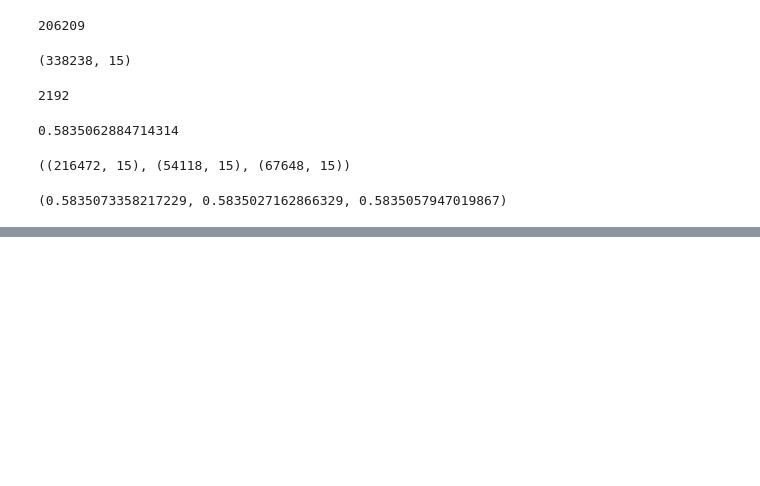
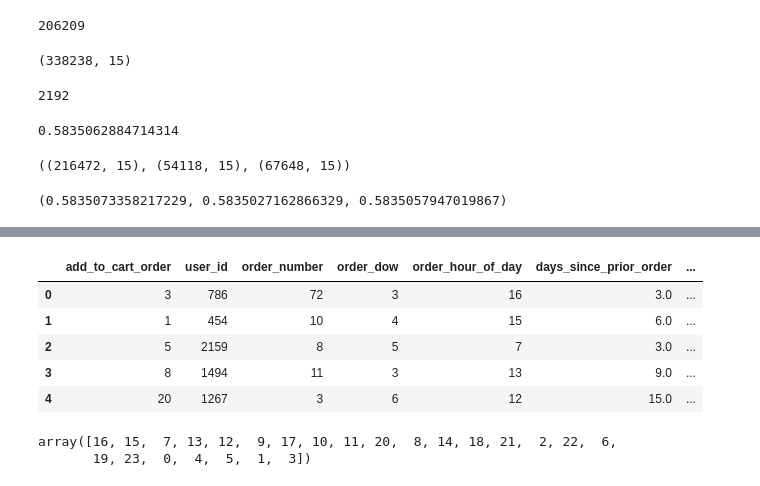
Before and after one commit to McGill-MMA-EnterpriseAnalytics/Instacart-Market-Basket-Analysis, a Jupyter notebook: Feature_Engineering.ipynb, the cells around one changed output, grey strips where cells are left out. Drawn from its saved outputs; the diff is of its cells as text; code cells hidden in the pictures; blank space fills up the shorter version.

```diff
--- a/Feature_Engineering.ipynb
+++ b/Feature_Engineering.ipynb
@@ -87,0 +117,23 @@ def feature_target(data):
+# %%
+#most_common order_dow for each user_id : mode of order_dow for each user_id
+def most_common_order_dow(data):
+    order_dow = data.groupby('user_id')['order_dow'].agg(lambda x:x.value_counts().index[0]).reset_index()
+    data = data.merge(order_dow, on='user_id', how='left')
+    data = data.rename(columns={'order_dow_x':'order_dow', 'order_dow_y':'most_common_order_dow'})
+    return data
+
+train = most_common_order_dow(train)
+train.head()
+# %% [output]
+|  | add_to_cart_order | user_id | order_number | order_dow | order_hour_of_day | days_since_prior_order | ... |
+| 0 | 3 | 786 | 72 | 3 | 16 | 3.0 | ... |
+| 1 | 1 | 454 | 10 | 4 | 15 | 6.0 | ... |
+| 2 | 5 | 2159 | 8 | 5 | 7 | 3.0 | ... |
+| 3 | 8 | 1494 | 11 | 3 | 13 | 9.0 | ... |
+| 4 | 20 | 1267 | 3 | 6 | 12 | 15.0 | ... |
+# %%
+# check unique values of order_hour_of_day
+train['order_hour_of_day'].unique()
+# %% [output]
+array([16, 15,  7, 13, 12,  9, 17, 10, 11, 20,  8, 14, 18, 21,  2, 22,  6,
+       19, 23,  0,  4,  5,  1,  3])
```
Also changed, not shown: parts of 20 cells of this notebook.
